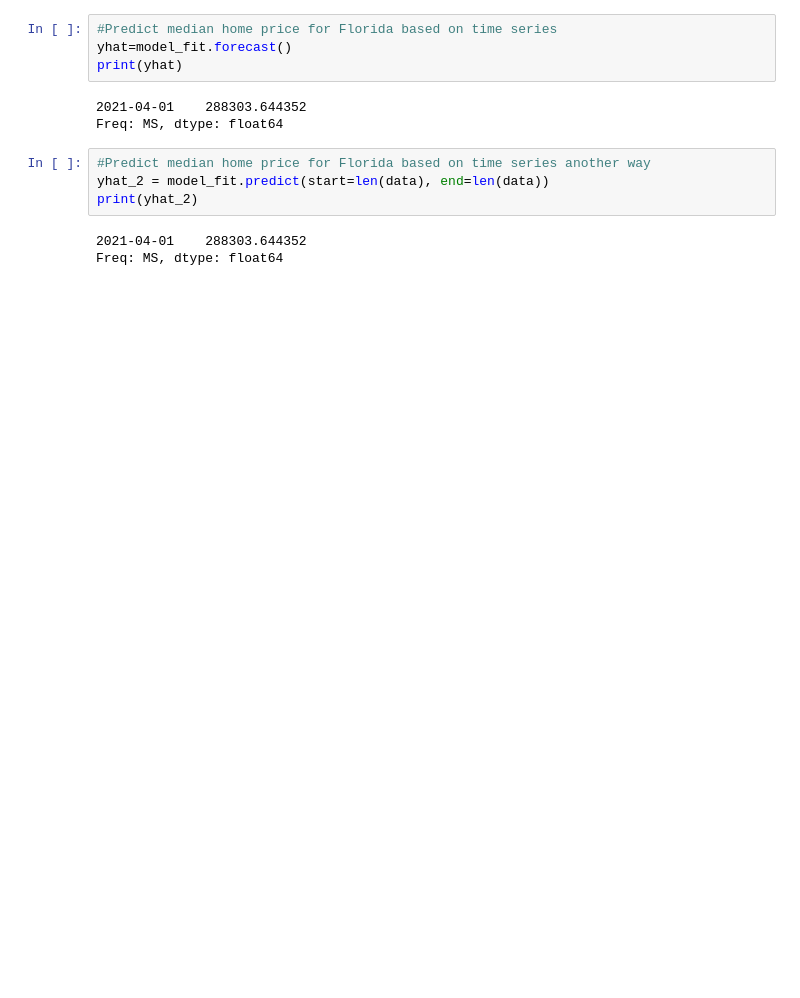
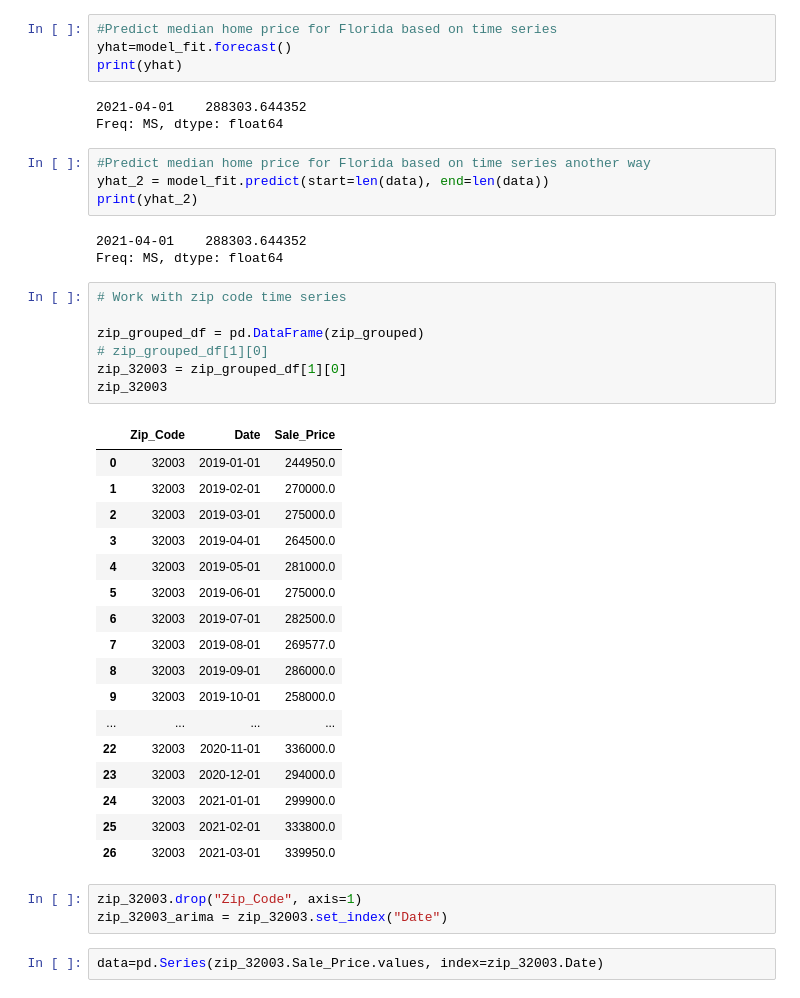
Before and after one commit to FinalProject-2021/Housing_Valuation, a Jupyter notebook: arima_test_BM.ipynb, the cells around one changed output. Drawn from its saved outputs; the diff is of its cells as text; blank space fills up the shorter version.

```diff
--- a/arima_test_BM.ipynb
+++ b/arima_test_BM.ipynb
@@ -105,3 +115,33 @@ print(yhat_2)
 # %% [output]
 2021-04-01    288303.644352
 Freq: MS, dtype: float64
+# %%
+# Work with zip code time series
+
+zip_grouped_df = pd.DataFrame(zip_grouped)
+# zip_grouped_df[1][0]
+zip_32003 = zip_grouped_df[1][0]
+zip_32003
+# %% [output]
+|  | Zip_Code | Date | Sale_Price |
+| 0 | 32003 | 2019-01-01 | 244950.0 |
+| 1 | 32003 | 2019-02-01 | 270000.0 |
+| 2 | 32003 | 2019-03-01 | 275000.0 |
+| 3 | 32003 | 2019-04-01 | 264500.0 |
+| 4 | 32003 | 2019-05-01 | 281000.0 |
+| 5 | 32003 | 2019-06-01 | 275000.0 |
+| 6 | 32003 | 2019-07-01 | 282500.0 |
+| 7 | 32003 | 2019-08-01 | 269577.0 |
+| 8 | 32003 | 2019-09-01 | 286000.0 |
+| 9 | 32003 | 2019-10-01 | 258000.0 |
+| ... | ... | ... | ... |
+| 22 | 32003 | 2020-11-01 | 336000.0 |
+| 23 | 32003 | 2020-12-01 | 294000.0 |
+| 24 | 32003 | 2021-01-01 | 299900.0 |
+| 25 | 32003 | 2021-02-01 | 333800.0 |
+| 26 | 32003 | 2021-03-01 | 339950.0 |
+# %%
+zip_32003.drop("Zip_Code", axis=1)
+zip_32003_arima = zip_32003.set_index("Date")
+# %%
+data=pd.Series(zip_32003.Sale_Price.values, index=zip_32003.Date)
```
Also changed, not shown: parts of 3 cells of this notebook.
